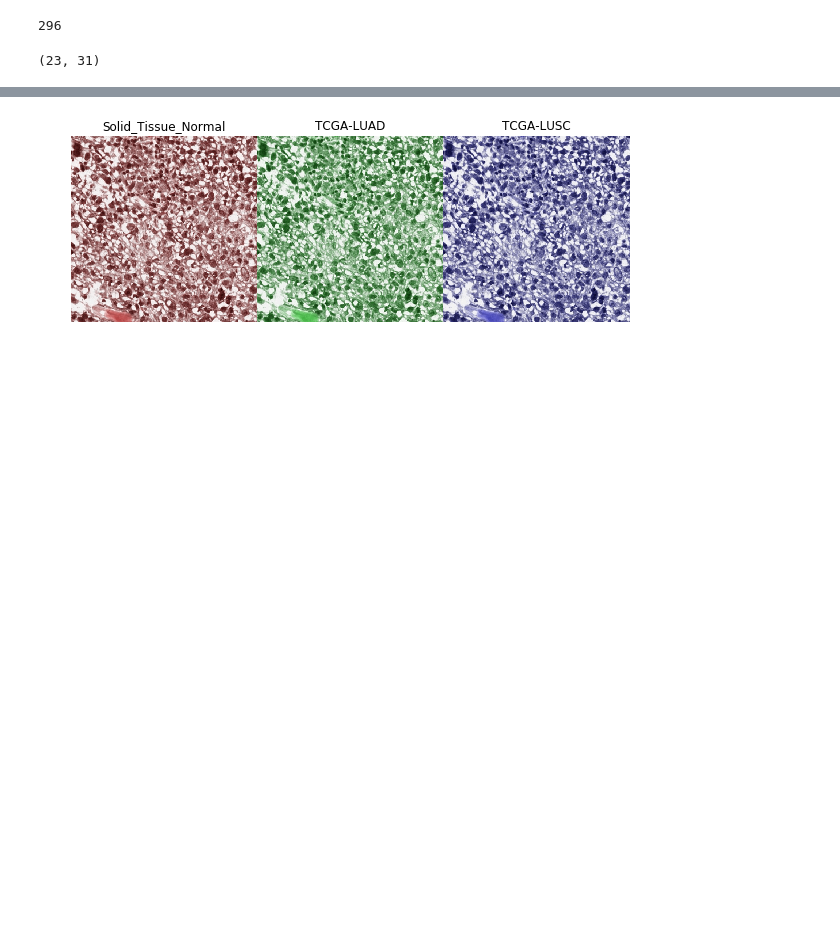
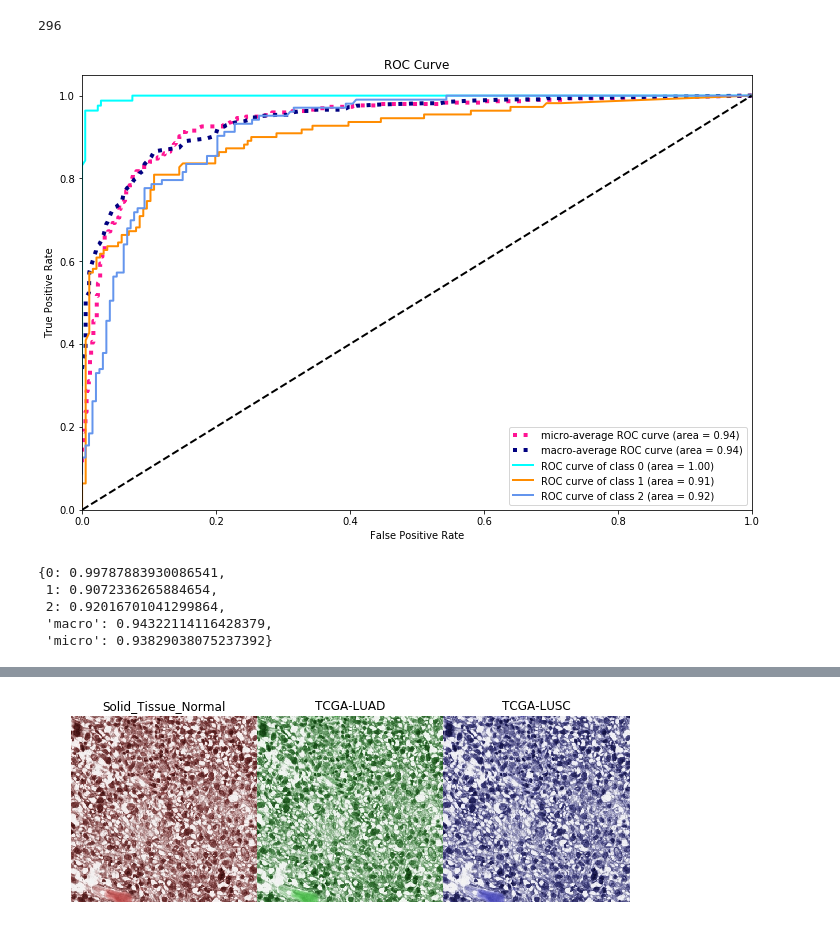
Before and after one commit to sedab/deep-cancer, a Jupyter notebook: iPython Notebooks/Final evaluation and viz.ipynb, the cells around one changed output, grey strips where cells are left out. Drawn from its saved outputs; the diff is of its cells as text; code cells hidden in the pictures; blank space fills up the shorter version.

Commit message:
Adding test eval and visualization notebook

```diff
--- a/iPython Notebooks/Final evaluation and viz.ipynb
+++ b/iPython Notebooks/Final evaluation and viz.ipynb
@@ -198,4 +206,5 @@ len(test_data.filenames)
 # %%
-predictions, labels = aggregate(test_data.filenames, method='max')
-roc_auc = get_auc('experiments/15/images/test_AUC.jpg',
+roc_auc = get_auc('experiments/joy15/images/test_AUC_max.jpg',
                   predictions, labels, classes = range(num_classes))
+# %% [output]
+[figure, added]
@@ -204,4 +211,8 @@ files = tile_dict[test_data.filenames[0]][0]
-# %%
-files.shape
-# %% [output]
-(23, 31)
+# %%
+roc_auc
+# %% [output]
+{0: 0.99787883930086541,
+ 1: 0.9072336265884654,
+ 2: 0.92016701041299864,
+ 'macro': 0.94322114116428379,
+ 'micro': 0.93829038075237392}
```
Also changed, not shown: parts of 8 cells of this notebook.
